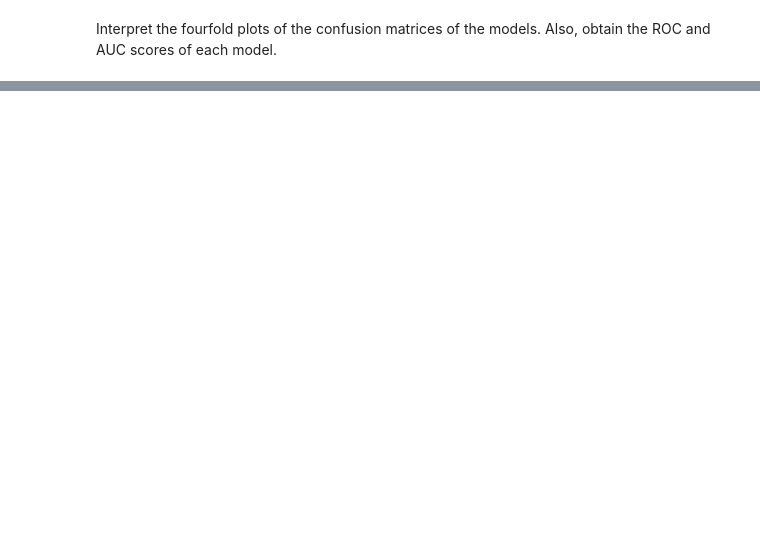
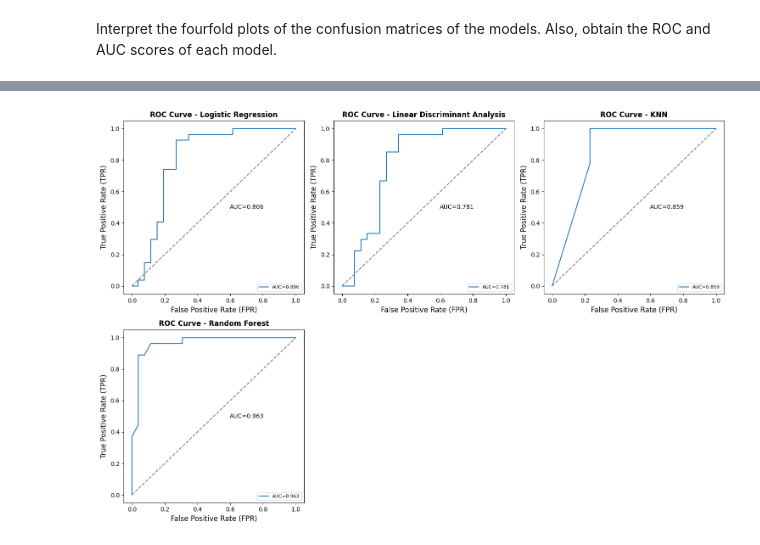
Before and after one commit to michel-emel/Analysis-of-BMI-Dataset-using-Supervised-Learning-Alogoritms, a Jupyter notebook: BMI Dataset using Supervised Learning Algorithms.ipynb, the cells around one changed output, grey strips where cells are left out. Cells and saved outputs as stored; diff of their text form; code cells hidden in the pictures; blank space fills up the shorter version.

Commit message:
Initial commit with project files

```diff
--- a/BMI Dataset using Supervised Learning Algorithms.ipynb
+++ b/BMI Dataset using Supervised Learning Algorithms.ipynb
@@ -600,3 +550,67 @@ plt.show()
+# %%
+# Define the models
+best_models = [("Logistic Regression", LogisticRegression(random_state=123)),
+               # ("Linear Vectors Quantization", GlvqModel(prototypes_per_class=2)),
+               ("Linear Discriminant Analysis", LinearDiscriminantAnalysis()),
+               ("KNN", KNeighborsClassifier(n_neighbors=3, weights='distance')),
+               ("Random Forest", RandomForestClassifier(random_state=123))]
+
+# Initialize the result table
+result_table = pd.DataFrame(columns=['classifiers', 'fpr', 'tpr', 'auc'])
+clf_names = []
+
+# Train the models and record the results
+for clf_name, clf in tqdm(best_models):
+    clf_names.append(clf_name)
+    model = clf.fit(X_train_sample, y_train_sample)
+    if hasattr(model, 'predict_proba'):
+        y_proba = model.predict_proba(X_test_sample)[:, 1]
+    else:
+        # For models without predict_proba, you may need to use decision_function or other appropriate method
+        y_proba = model.decision_function(X_test_sample)
+
+    fpr, tpr, _ = roc_curve(y_test_sample, y_proba)
+    auc_value = roc_auc_score(y_test_sample, y_proba)
+
+    result_table = pd.concat([result_table, pd.DataFrame({'classifiers': [clf_name],
+                                                          'fpr': [fpr],
+                                                          'tpr': [tpr],
+                                                          'auc': [auc_value]})], ignore_index=True)
+
+# Plot ROC curves in a matrix (2, 3)
+fig, axs = plt.subplots(2, 3, figsize=(15, 10))
+axs = axs.flatten()
+
+for i, ax in enumerate(axs):
+    if i < len(result_table):
+        fpr = result_table.loc[i]['fpr']
+        tpr = result_table.loc[i]['tpr']
+        auc_value = result_table.loc[i]['auc']
+
+        # Plot ROC curve
+        ax.plot(fpr, tpr, label="AUC={:.3f}".format(auc_value))
+
+        # Plot the diagonal line (random classifier)
+        ax.plot([0, 1], [0, 1], color='gray', linestyle='--')
+
+        # Set axis labels and title
+        ax.set_xlabel("False Positive Rate (FPR)", fontsize=12)
+        ax.set_ylabel("True Positive Rate (TPR)", fontsize=12)
+        ax.set_title(f'ROC Curve - {clf_names[i]}', fontweight='bold', fontsize=12)
+
+        # Display AUC value near the point (0.5, 0.5)
+        ax.text(0.7, 0.5, f'AUC={auc_value:.3f}', ha='center', va='center', fontsize=10)
+
+        # Add legend
+        ax.legend(prop={'size': 8}, loc='lower right')
+    else:
+        fig.delaxes(ax)
+
+# Adjust layout to prevent overlap
+plt.tight_layout()
+plt.show()
+# %% [output]
+[figure, added]
 # %%
 # Create an empty dictionary to store confusion matrices
 confusion_matrices = {}
```
Also changed, not shown: parts of 17 cells of this notebook, 8 other files.
